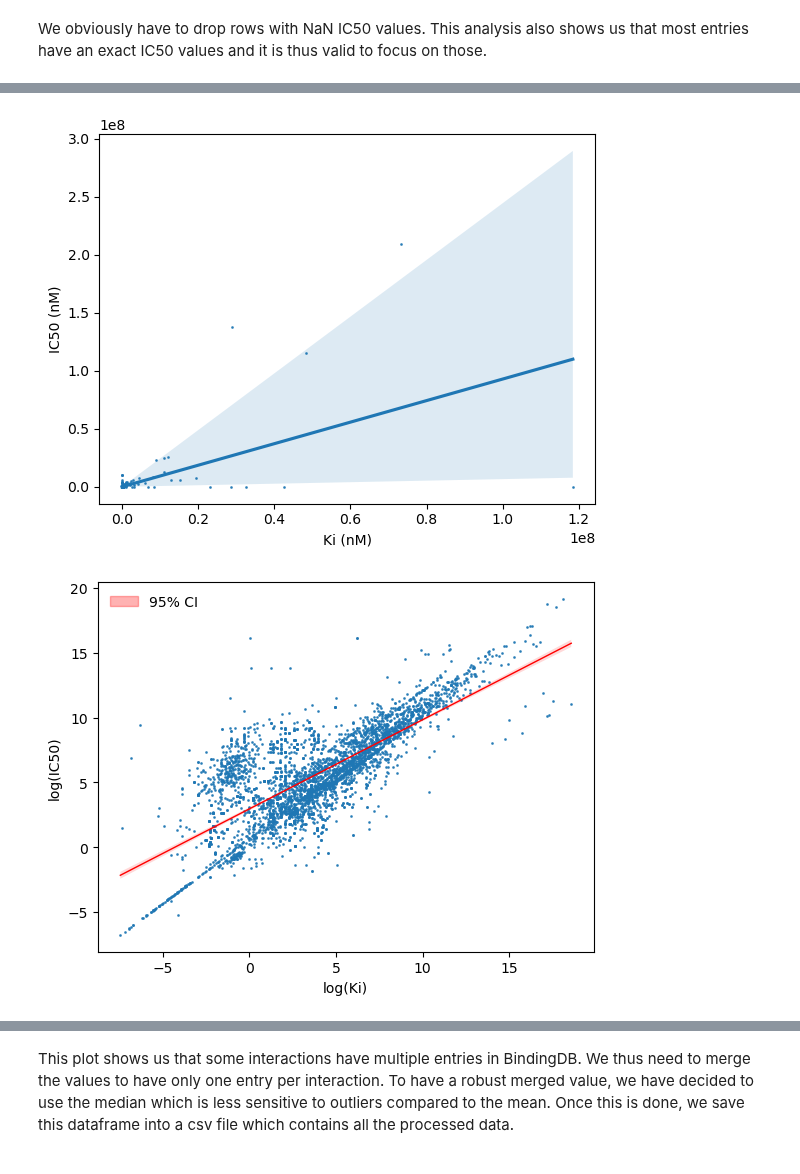
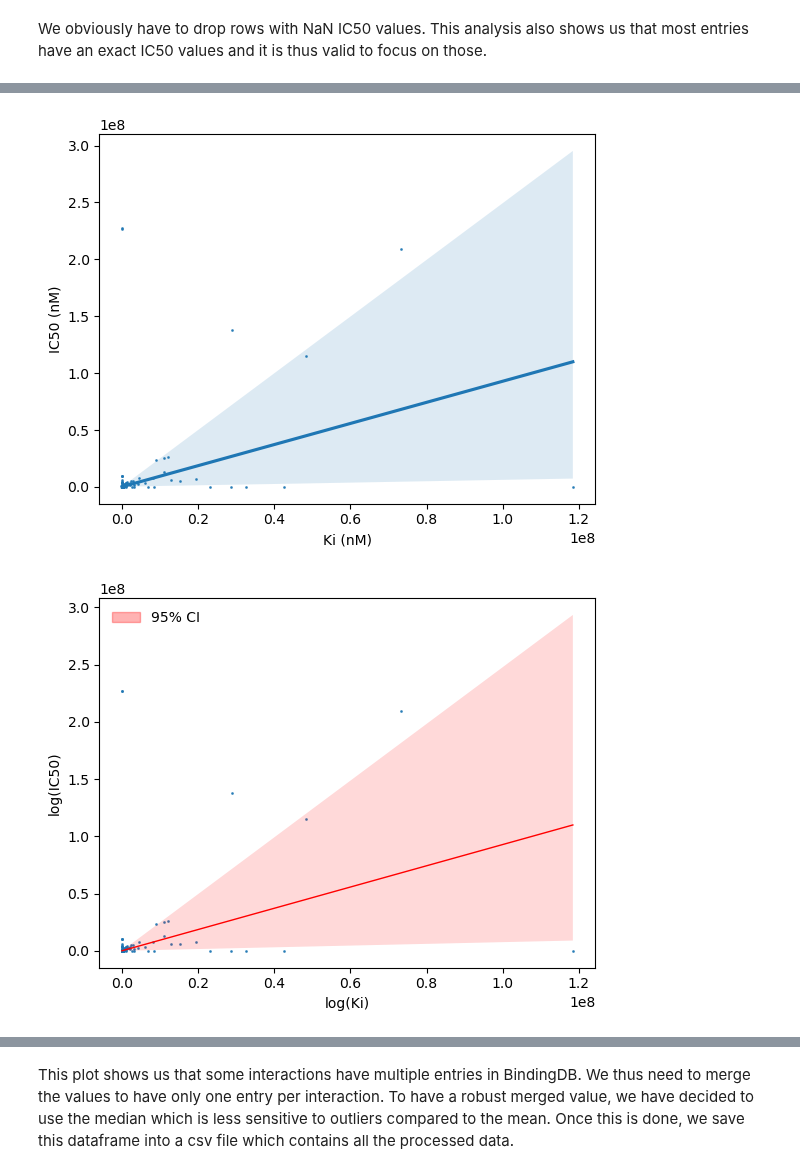
Before and after one commit to epfl-ada/ada-2024-project-abrac-adabra, a Jupyter notebook: results.ipynb, the cells around one changed output, grey strips where cells are left out. Cells and saved outputs as stored; diff of their text form; code cells hidden in the pictures.

```diff
--- a/results.ipynb
+++ b/results.ipynb
@@ -171,21 +178,2 @@ plt.title('IC50 value types in BindingDB');
 # %% [markdown]
 We obviously have to drop rows with NaN IC50 values. This analysis also shows us that most entries have an exact IC50 values and it is thus valid to focus on those.
-# %%
-# Filtering out values that do not match an exact IC50 value
-def filter_out_comparator(s):
-    """
-    Filtering out values that do not match an exact IC50 value
-    :param s: IC50 value
-    :return bool: False if the IC50 contains a mathematical symbol, True otherwise
-    """
-    if type(s)==str and ('>' in s or '<' in s):
-        return False
-    else:
-        return True
-
-# Creating a filtered dataframe
-clean_df = filtered_df.copy()
-clean_df = clean_df[clean_df['IC50 (nM)'].apply(filter_out_comparator)]
-clean_df['IC50 (nM)'] = pd.to_numeric(clean_df['IC50 (nM)'], errors='coerce')
-clean_df = clean_df.dropna(subset=['IC50 (nM)'])
-clean_df.head()
@@ -214,0 +199,12 @@ plt.title('Ki value types in BindingDB');
+# %%
+# Filtering out values that do not match an exact value (IC50 or Ki)
+def filter_out_comparator(s):
+    """
+    Filtering out values that do not match an exact IC50 or Ki value
+    :param s: IC50 or Ki value
+    :return bool: False if the IC50 or Ki entry contains a mathematical symbol, True otherwise
+    """
+    if type(s)==str and ('>' in s or '<' in s):
+        return False
+    else:
+        return True
@@ -227,7 +239,7 @@ clean_df_ki.head()
 | 767 | CC(C)[C@H](NC(=O)c1ccc2ccccc2n1)C... | Dimer of Gag-Pol polyprotein [489... | 4 | 0.031 | PQITLWQRPLVTIKIGGQLKEALLDTGADDTVL... | ... |
 | 768 | CC(C)[C@H](NC(=O)c1ccc2ccccc2n1)C... | Dimer of Gag-Pol polyprotein [514... | 10 | 0.130 | PQFSLWKRPVVTAYIEGQPVEVLLDTGADDSIV... | ... |
 # %%
-joint_df_ki_ic50 = pd.merge(left=clean_df, right=clean_df_ki, how='inner', on=['Ligand SMILES', 'Target Name',
-       'BindingDB Target Chain Sequence','UniProt (SwissProt) Entry Name of Target Chain'])
+# Inner join to retain only entries with an exact value of IC50 and an exact value of Ki
+joint_df_ki_ic50 = pd.merge(left=clean_df, right=clean_df_ki, how='inner', on=['Ligand SMILES', 'Target Name', 'BindingDB Target Chain Sequence','UniProt (SwissProt) Entry Name of Target Chain'])
 joint_df_ki_ic50.drop(columns = ['Ki (nM)_x', 'IC50 (nM)_y'], inplace=True)
 joint_df_ki_ic50.columns = ['Ligand SMILES', 'Target Name', 'IC50 (nM)','BindingDB Target Chain Sequence','UniProt (SwissProt) Entry Name of Target Chain', 'Ki (nM)']
@@ -243,17 +246,19 @@ plt.ylabel('Count (log-scale)');
 # %%
+# Linear regression between Ki and IC50
 sns.regplot(data=joint_df_ki_ic50, x='Ki (nM)', y='IC50 (nM)', scatter_kws={'s':1});
 # %% [output]
-[figure, old version]
+[figure, new version]
 # %%
+# Linear regression between log(Ki) and log(IC50)
 log_joint_df_ki_ic50 = joint_df_ki_ic50.copy()
-log_joint_df_ki_ic50[['Ki (nM)', 'IC50 (nM)']] = joint_df_ki_ic50[['Ki (nM)', 'IC50 (nM)']].apply(np.log)
+log_joint_df_ki_ic50[['log(Ki (nM))', 'log(IC50 (nM))']] = joint_df_ki_ic50[['Ki (nM)', 'IC50 (nM)']].apply(np.log)
 sns.regplot(x=log_joint_df_ki_ic50['Ki (nM)'], y=log_joint_df_ki_ic50['IC50 (nM)'], ci=95, scatter_kws={'s':1}, line_kws={'color':'r', 'linewidth':1})
 plt.xlabel('log(Ki)')
 plt.ylabel('log(IC50)')
 ci_patch = mpatches.Patch(color='red', alpha=0.3, label='95% CI')
 plt.legend(handles=[ci_patch], loc='upper left', frameon=False);
 # %% [output]
-[figure, old version]
+[figure, new version]
 # %%
 mod = smf.ols(formula='Q("IC50 (nM)") ~ Q("Ki (nM)")', data=log_joint_df_ki_ic50)
 res = mod.fit()
```
Also changed, not shown: parts of 65 cells of this notebook.
